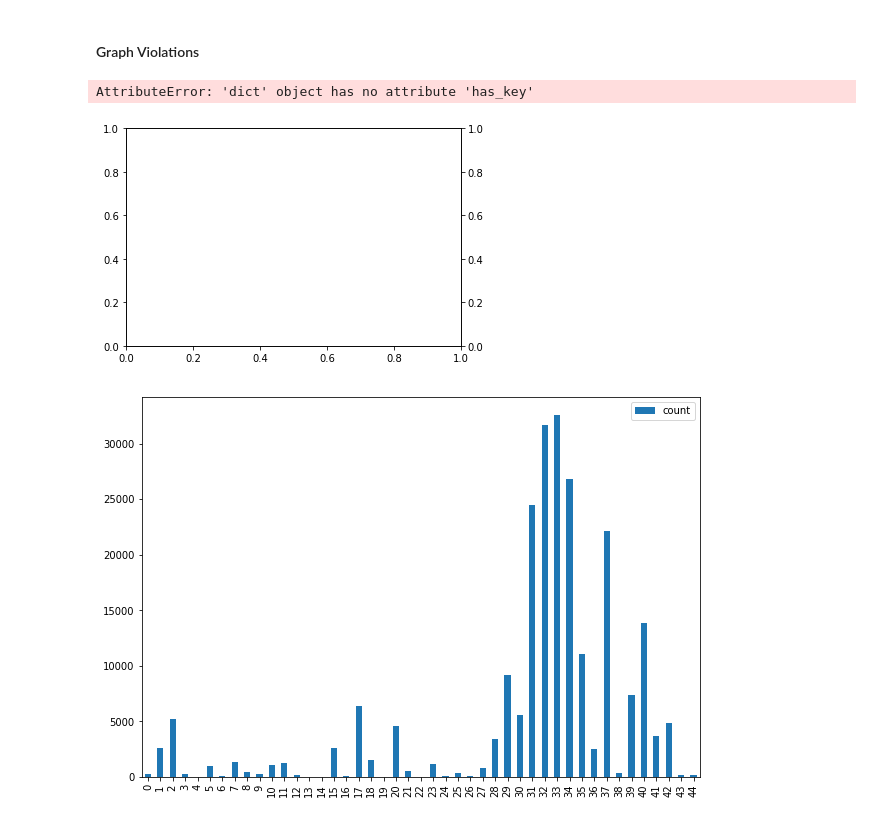
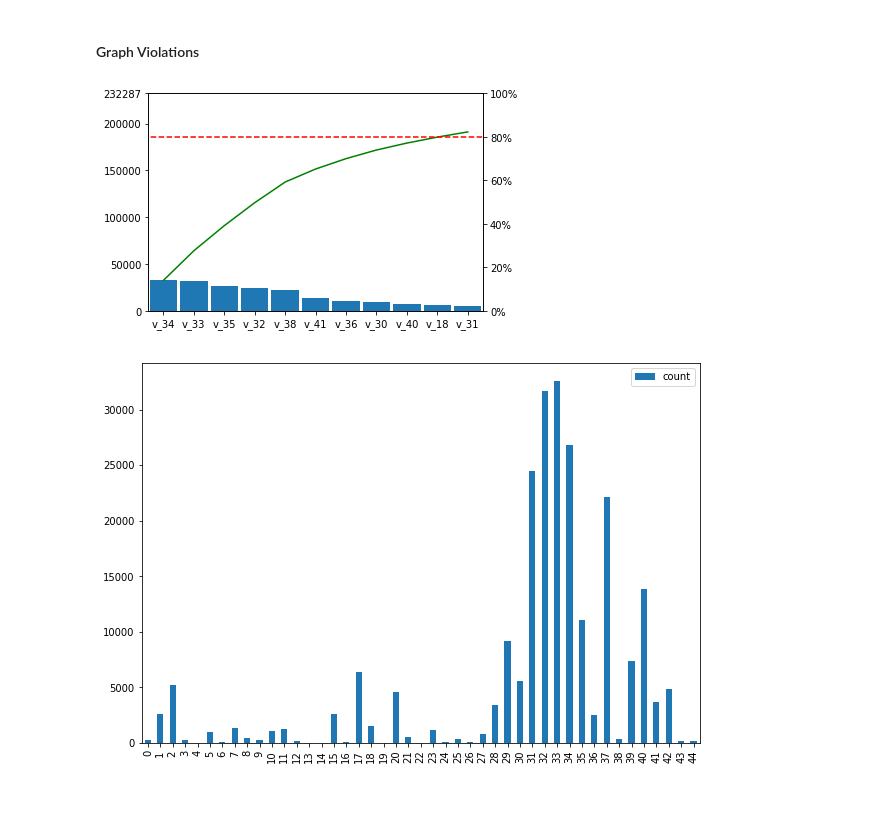
Before and after one commit to Sustainabilist/ChicagoDataAnalysis, a Jupyter notebook: MAPS/21_map_violations.ipynb, the cells around one changed output. Cells and saved outputs as stored; diff of their text form; code cells hidden in the pictures.

Commit message:
create pareto chart for violations

```diff
--- a/MAPS/21_map_violations.ipynb
+++ b/MAPS/21_map_violations.ipynb
@@ -114,16 +114,16 @@ violation_sums
 # %%
 # Make pareto chart from violation sums
 data = violation_sums["count"].values.tolist()
 labels = violation_sums["violation"].values.tolist()
 test_data = [21, 2, 10, 4, 16]
 
 # fig, axes = plt.subplots(2, 2)
 
-paretochart.pareto(data, labels)
-plt.title('Basic chart without labels', fontsize=10)
+chart = paretochart.pareto(data, labels, limit=.8, line_args=('g',))
+# plt.title('Basic chart without labels', fontsize=10)
+plt.rcParams["figure.figsize"] = (20,3)
 # %% [output]
-AttributeError: 'dict' object has no attribute 'has_key'
-[figure, old version]
+[figure, new version]
 # %%
 violation_graph =violation_sums.plot(kind="bar", figsize=(10,7))
 # %% [output]
```
Also changed, not shown: parts of 3 cells of this notebook.
